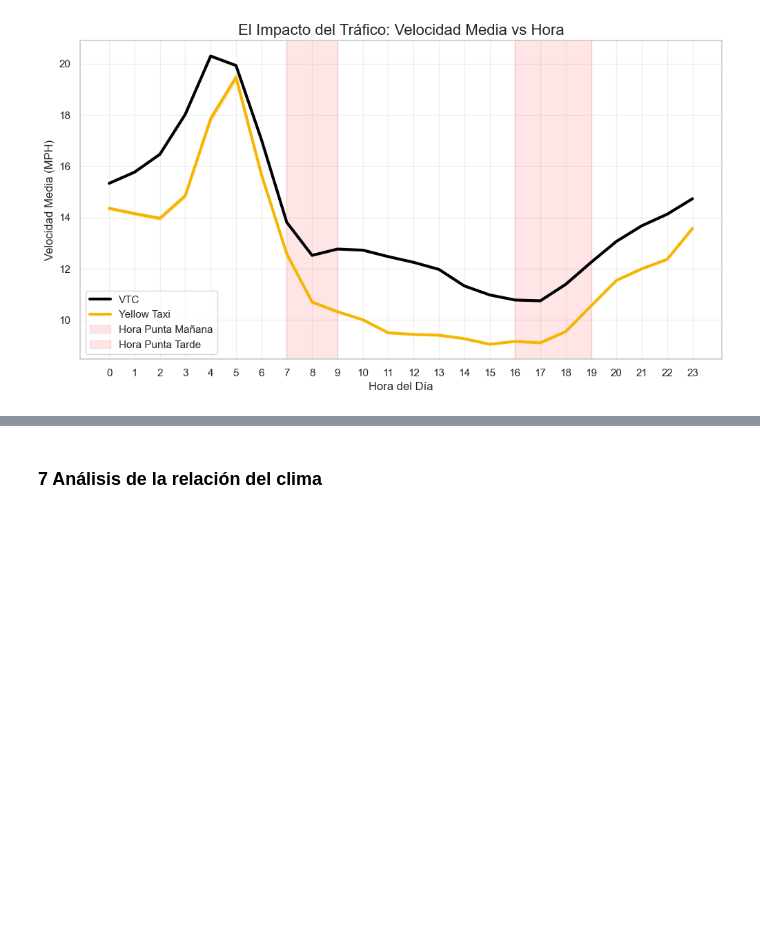
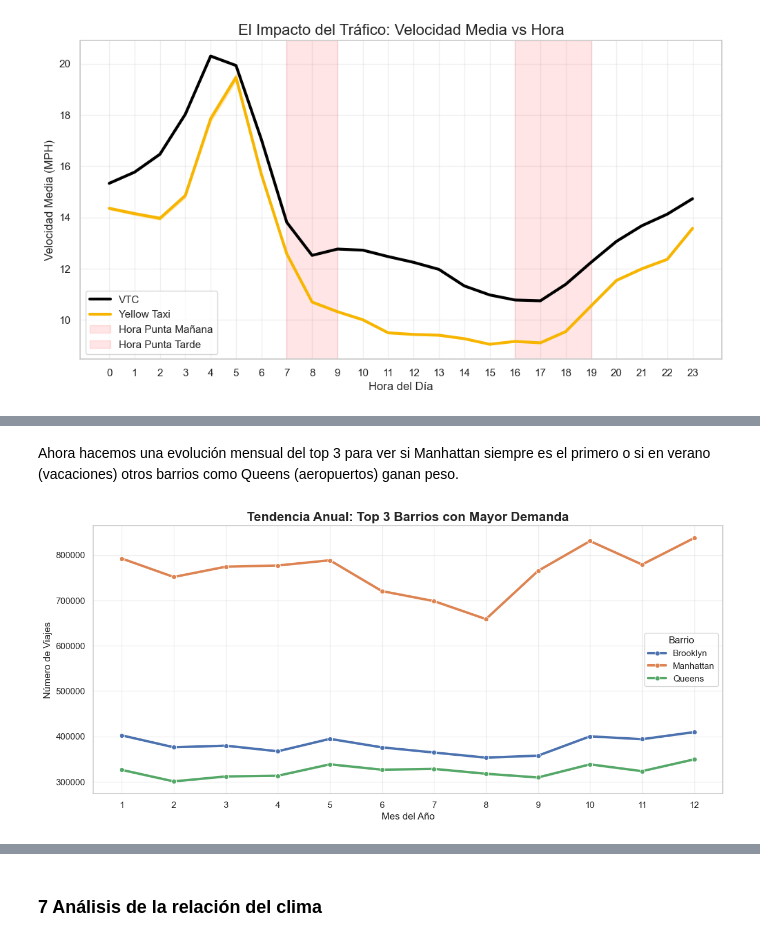
Before and after one commit to carmengranadosv/PD2-conducIA, a Jupyter notebook: src/analysis/2_year_analysis.ipynb, the cells around one changed output, grey strips where cells are left out. Saved outputs shown, nothing was run; the diff lists cells and outputs as text; code cells hidden in the pictures; blank space fills up the shorter version.

```diff
--- a/src/analysis/2_year_analysis.ipynb
+++ b/src/analysis/2_year_analysis.ipynb
@@ -429,0 +478,24 @@ plt.show()
+# %% [markdown]
+Ahora hacemos una evolución mensual del top 3 para ver si Manhattan siempre es el primero o si en verano (vacaciones) otros barrios como Queens (aeropuertos) ganan peso.
+# %%
+#--- EVOLUCIÓN MENSUAL DEL TOP 3---
+# 1. Identificamos los 3 barrios con más viajes
+top_3_barrios = df_anual['origen_barrio'].value_counts().head(3).index.tolist()
+
+# 2. Filtramos y agrupamos por mes y barrio
+df_top = df_anual[df_anual['origen_barrio'].isin(top_3_barrios)]
+evolucion_barrios = df_top.groupby(['mes_num', 'origen_barrio']).size().reset_index(name='viajes')
+
+# 3. Gráfico de líneas
+plt.figure(figsize=(14, 6))
+sns.lineplot(data=evolucion_barrios, x='mes_num', y='viajes', hue='origen_barrio', marker='o', linewidth=3)
+
+plt.title("Tendencia Anual: Top 3 Barrios con Mayor Demanda", fontsize=16, fontweight='bold')
+plt.xlabel("Mes del Año")
+plt.ylabel("Número de Viajes")
+plt.xticks(range(1, 13))
+plt.grid(alpha=0.3)
+plt.legend(title="Barrio")
+plt.show()
+# %% [output]
+[figure, added]
```
Also changed, not shown: parts of 18 cells of this notebook.
